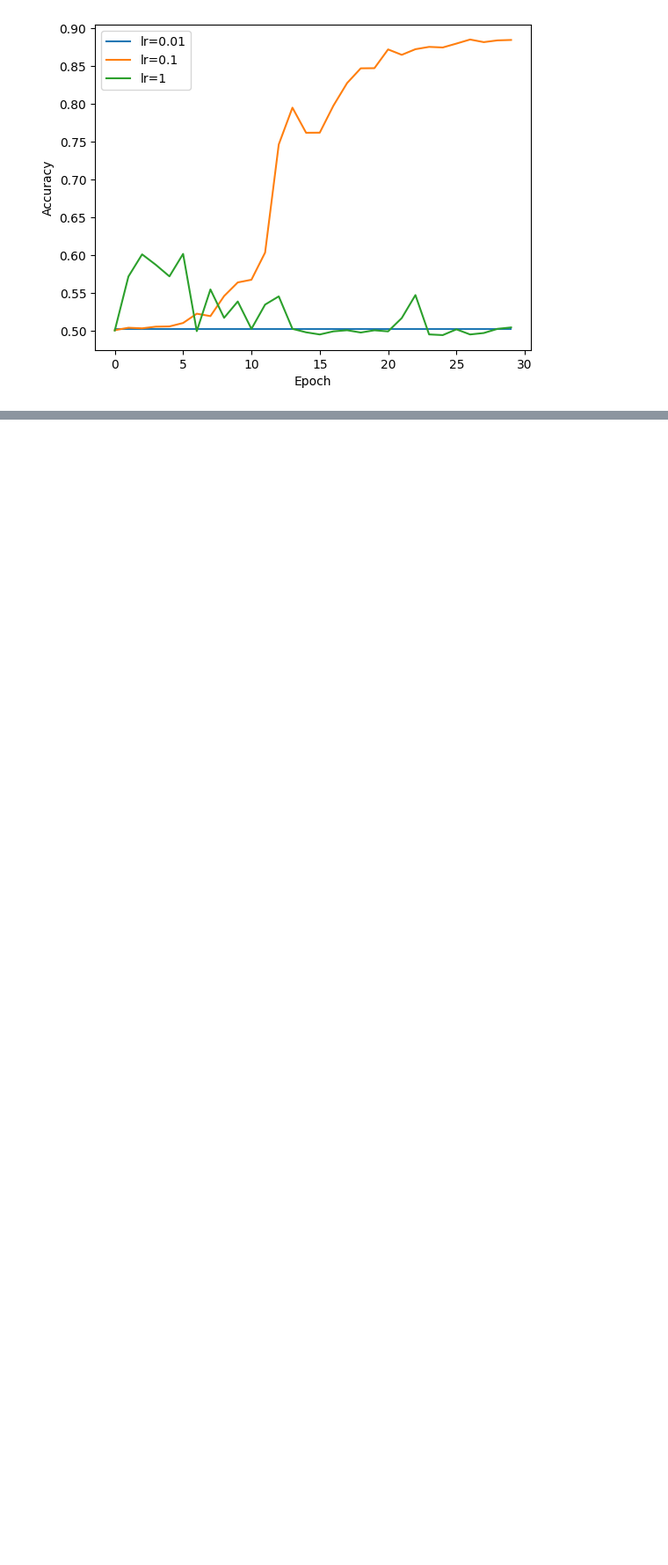
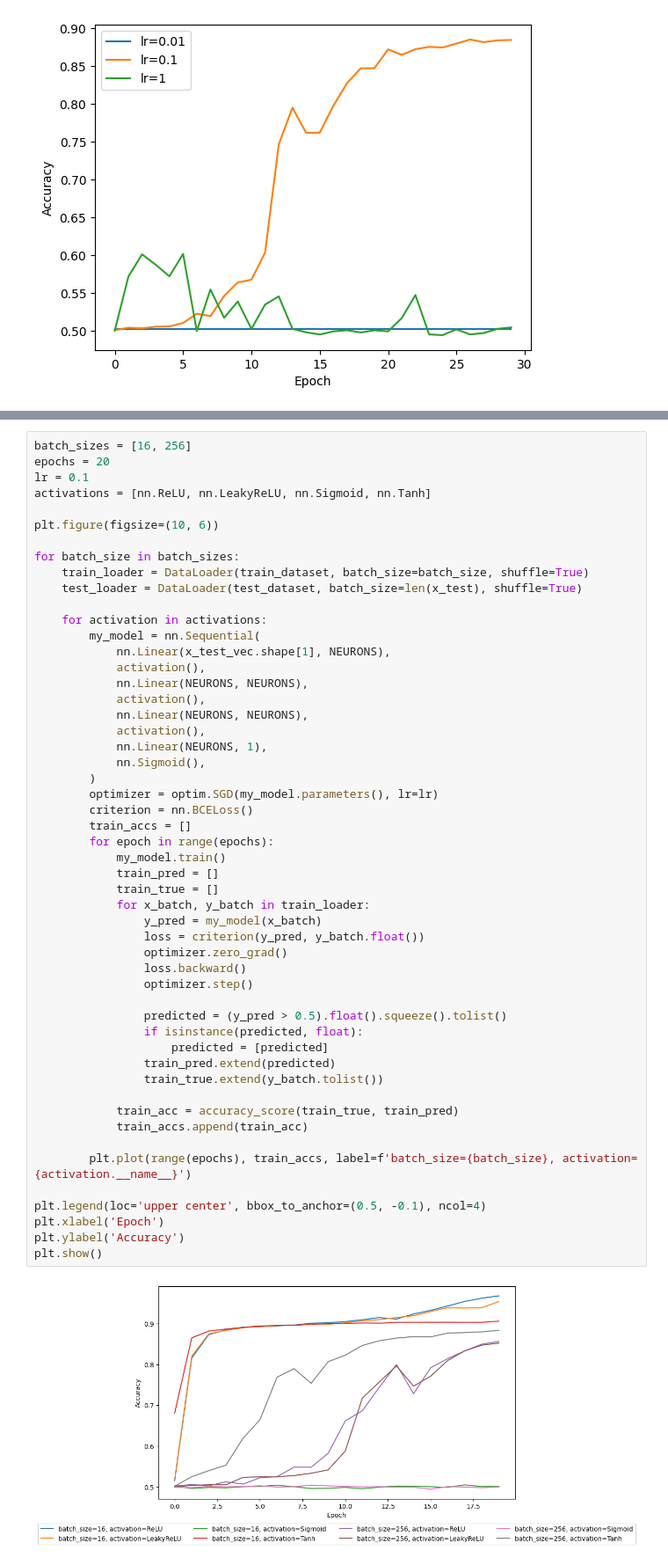
Before and after one commit to Shahriar-0/Artificial-Intelligence-Course-Projects-S2023, a Jupyter notebook: 6 - Neural Networks/AI_CA6.ipynb, the cells around one changed output, grey strips where cells are left out. Shown at 88% size. Saved outputs shown, nothing was run; the diff lists cells and outputs as text; blank space fills up the shorter version.

```diff
--- a/6 - Neural Networks/AI_CA6.ipynb
+++ b/6 - Neural Networks/AI_CA6.ipynb
@@ -1313,0 +1316,54 @@ plt.show()
+# %%
+batch_sizes = [16, 256]
+epochs = 20
+lr = 0.1
+activations = [nn.ReLU, nn.LeakyReLU, nn.Sigmoid, nn.Tanh]
+
+plt.figure(figsize=(10, 6))
+
+for batch_size in batch_sizes:
+    train_loader = DataLoader(train_dataset, batch_size=batch_size, shuffle=True)
+    test_loader = DataLoader(test_dataset, batch_size=len(x_test), shuffle=True)
+
+    for activation in activations:
+        my_model = nn.Sequential(
+            nn.Linear(x_test_vec.shape[1], NEURONS),
+            activation(),
+            nn.Linear(NEURONS, NEURONS),
+            activation(),
+            nn.Linear(NEURONS, NEURONS),
+            activation(),
+            nn.Linear(NEURONS, 1),
+            nn.Sigmoid(),
+        )
+        optimizer = optim.SGD(my_model.parameters(), lr=lr)
+        criterion = nn.BCELoss()
+        train_accs = []
+        for epoch in range(epochs):
+            my_model.train()
+            train_pred = []
+            train_true = []
+            for x_batch, y_batch in train_loader:
+                y_pred = my_model(x_batch)
+                loss = criterion(y_pred, y_batch.float())
+                optimizer.zero_grad()
+                loss.backward()
+                optimizer.step()
+
+                predicted = (y_pred > 0.5).float().squeeze().tolist()
+                if isinstance(predicted, float):
+                    predicted = [predicted]
+                train_pred.extend(predicted)
+                train_true.extend(y_batch.tolist())
+
+            train_acc = accuracy_score(train_true, train_pred)
+            train_accs.append(train_acc)
+
+        plt.plot(range(epochs), train_accs, label=f'batch_size={batch_size}, activation={activation.__name__}')
+
+plt.legend(loc='upper center', bbox_to_anchor=(0.5, -0.1), ncol=4)
+plt.xlabel('Epoch')
+plt.ylabel('Accuracy')
+plt.show()
+# %% [output]
+[figure, added]
```
Also changed, not shown: parts of 2 cells of this notebook.
